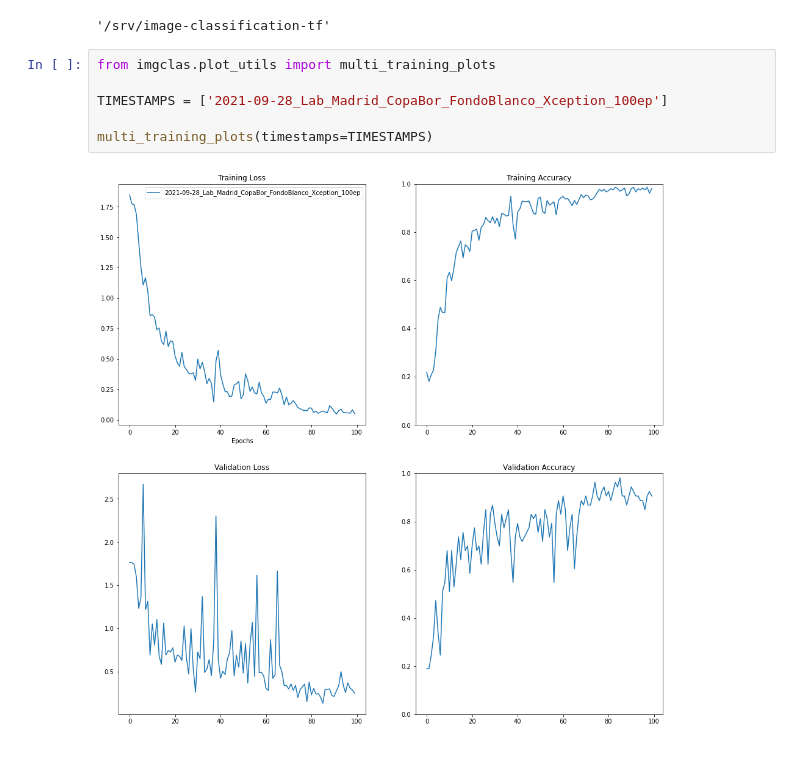
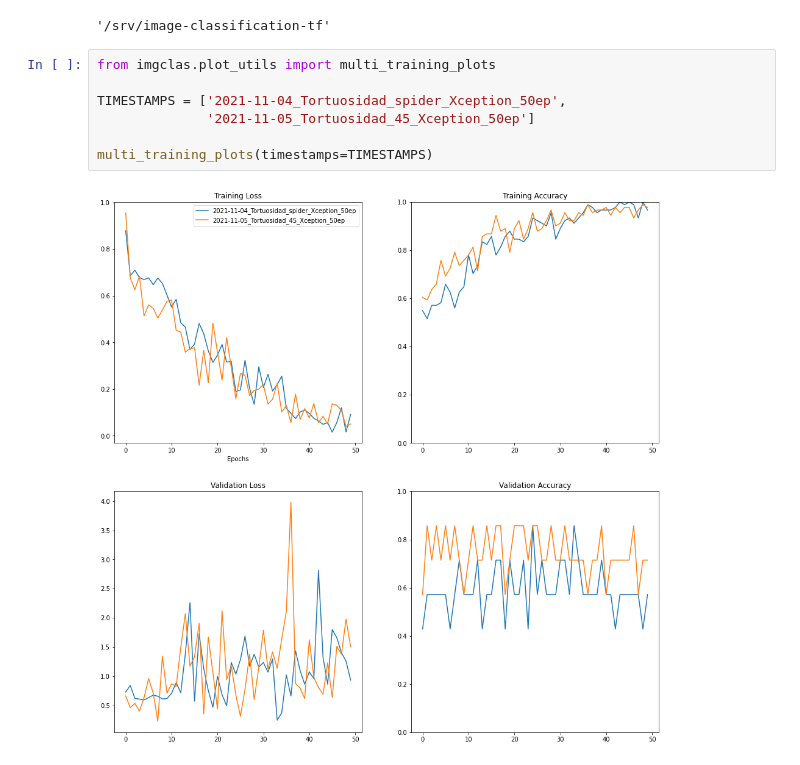
Before and after one commit to MiriamCobo/CoronaryArteries, a Jupyter notebook: notebooks/2.0-Model_training.ipynb, the cells around one changed output. Saved outputs shown, nothing was run; the diff lists cells and outputs as text.

Commit message:
Notebooks 45 and spider

```diff
--- a/notebooks/2.0-Model_training.ipynb
+++ b/notebooks/2.0-Model_training.ipynb
@@ -98,8 +98,9 @@ pwd
 # %%
 from imgclas.plot_utils import multi_training_plots
 
-TIMESTAMPS = ['2021-09-28_Lab_Madrid_CopaBor_FondoBlanco_Xception_100ep']
+TIMESTAMPS = ['2021-11-04_Tortuosidad_spider_Xception_50ep',
+              '2021-11-05_Tortuosidad_45_Xception_50ep']
 
 multi_training_plots(timestamps=TIMESTAMPS)
 # %% [output]
-[figure, old version]
+[figure, new version]
```
Also changed, not shown: parts of 2 cells of this notebook, 7 other files.
